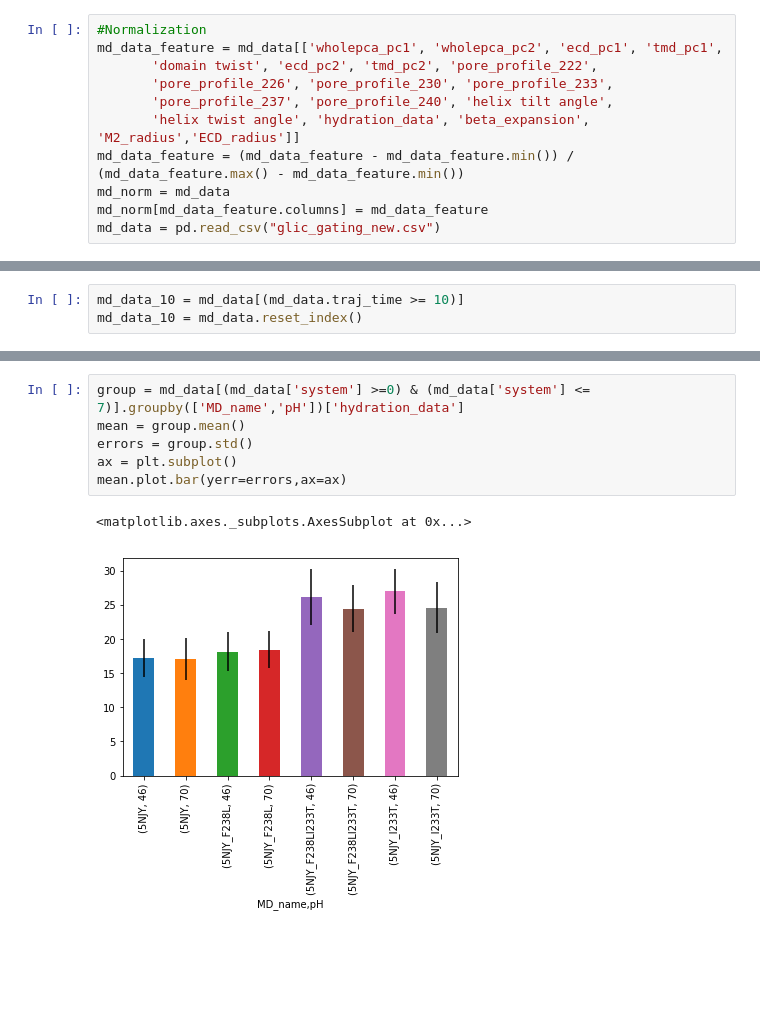
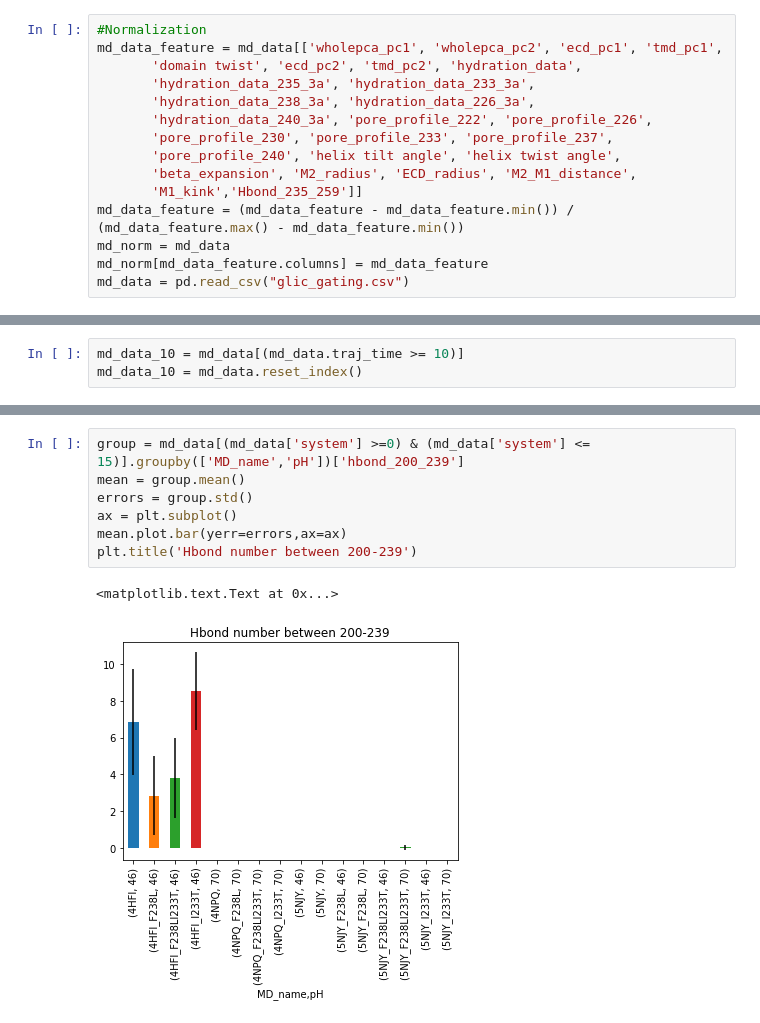
Before and after one commit to chemlove/md_data_analysis, a Jupyter notebook: Feature Analysis.ipynb, the cells around one changed output, grey strips where cells are left out. Saved outputs shown, nothing was run; the diff lists cells and outputs as text; blank space fills up the shorter version.

Commit message:
hbond

```diff
--- a/Feature Analysis.ipynb
+++ b/Feature Analysis.ipynb
@@ -78,14 +86,18 @@ Index(['Unnamed: 0', 'MD_name', 'pH', 'replicate', 'traj_time', 'system',
 # %%
 #Normalization
 md_data_feature = md_data[['wholepca_pc1', 'wholepca_pc2', 'ecd_pc1', 'tmd_pc1',
-       'domain twist', 'ecd_pc2', 'tmd_pc2', 'pore_profile_222',
-       'pore_profile_226', 'pore_profile_230', 'pore_profile_233',
-       'pore_profile_237', 'pore_profile_240', 'helix tilt angle',
-       'helix twist angle', 'hydration_data', 'beta_expansion', 'M2_radius','ECD_radius']]
+       'domain twist', 'ecd_pc2', 'tmd_pc2', 'hydration_data',
+       'hydration_data_235_3a', 'hydration_data_233_3a',
+       'hydration_data_238_3a', 'hydration_data_226_3a',
+       'hydration_data_240_3a', 'pore_profile_222', 'pore_profile_226',
+       'pore_profile_230', 'pore_profile_233', 'pore_profile_237',
+       'pore_profile_240', 'helix tilt angle', 'helix twist angle',
+       'beta_expansion', 'M2_radius', 'ECD_radius', 'M2_M1_distance',
+       'M1_kink','Hbond_235_259']]
 md_data_feature = (md_data_feature - md_data_feature.min()) / (md_data_feature.max() - md_data_feature.min())
 md_norm = md_data
 md_norm[md_data_feature.columns] = md_data_feature
-md_data = pd.read_csv("glic_gating_new.csv")
+md_data = pd.read_csv("glic_gating.csv")
 # %%
 md_5NJY_pH70 = md_data[(md_data.system == 0) | (md_data.system == 1) | (md_data.system == 2) | (md_data.system == 3)]
 md_5NJY_pH46 = md_data[(md_data.system == 4) | (md_data.system == 5) | (md_data.system == 6) | (md_data.system == 7)]
@@ -303,10 +134,11 @@ mean.plot.bar(yerr=errors,ax=ax)
 # %%
-group = md_data[(md_data['system'] >=0) & (md_data['system'] <= 7)].groupby(['MD_name','pH'])['hydration_data']
+group = md_data[(md_data['system'] >=0) & (md_data['system'] <= 15)].groupby(['MD_name','pH'])['hbond_200_239']
 mean = group.mean()
 errors = group.std()
 ax = plt.subplot()
 mean.plot.bar(yerr=errors,ax=ax)
+plt.title('Hbond number between 200-239')
 # %% [output]
-<matplotlib.axes._subplots.AxesSubplot at 0x...>
+<matplotlib.text.Text at 0x...>
-[figure, old version]
+[figure, new version]
 # %%
```
Also changed, not shown: parts of 40 cells of this notebook, 35 other files.
